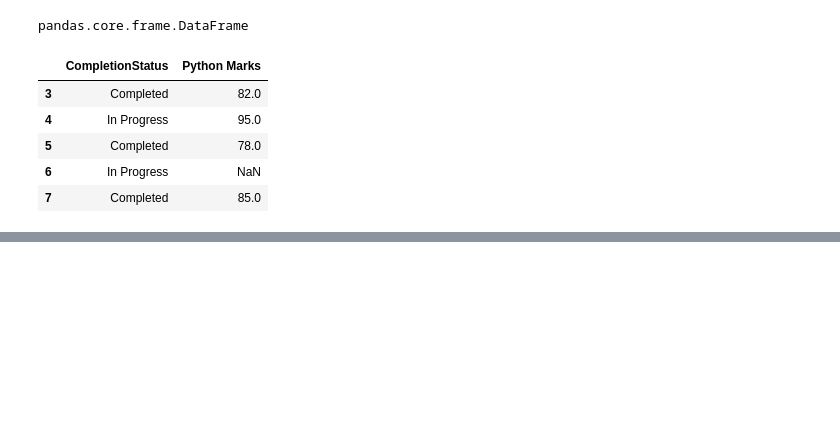
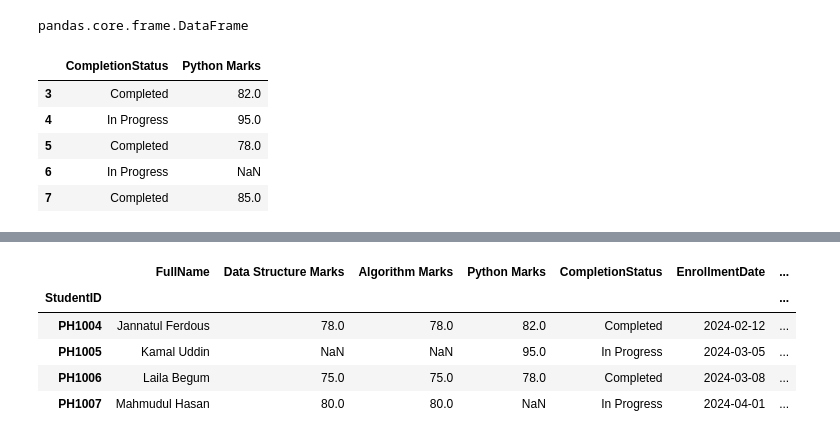
Before and after one commit to hijbullahx/AI-ML-with-phitron, a Jupyter notebook: 12/Pandas.ipynb, the cells around one changed output, grey strips where cells are left out. Drawn from its saved outputs; the diff is of its cells as text; code cells hidden in the pictures; blank space fills up the shorter version.

```diff
--- a/12/Pandas.ipynb
+++ b/12/Pandas.ipynb
@@ -453,0 +478,9 @@ df.loc[3:7,['CompletionStatus', 'Python Marks']]
+# %%
+df_index.iloc[3:7]
+# %% [output]
+|  | FullName | Data Structure Marks | Algorithm Marks | Python Marks | CompletionStatus | EnrollmentDate | ... |
+| StudentID |  |  |  |  |  |  | ... |
+| PH1004 | Jannatul Ferdous | 78.0 | 78.0 | 82.0 | Completed | 2024-02-12 | ... |
+| PH1005 | Kamal Uddin | NaN | NaN | 95.0 | In Progress | 2024-03-05 | ... |
+| PH1006 | Laila Begum | 75.0 | 75.0 | 78.0 | Completed | 2024-03-08 | ... |
+| PH1007 | Mahmudul Hasan | 80.0 | 80.0 | NaN | In Progress | 2024-04-01 | ... |
```
Also changed, not shown: parts of 5 cells of this notebook.
